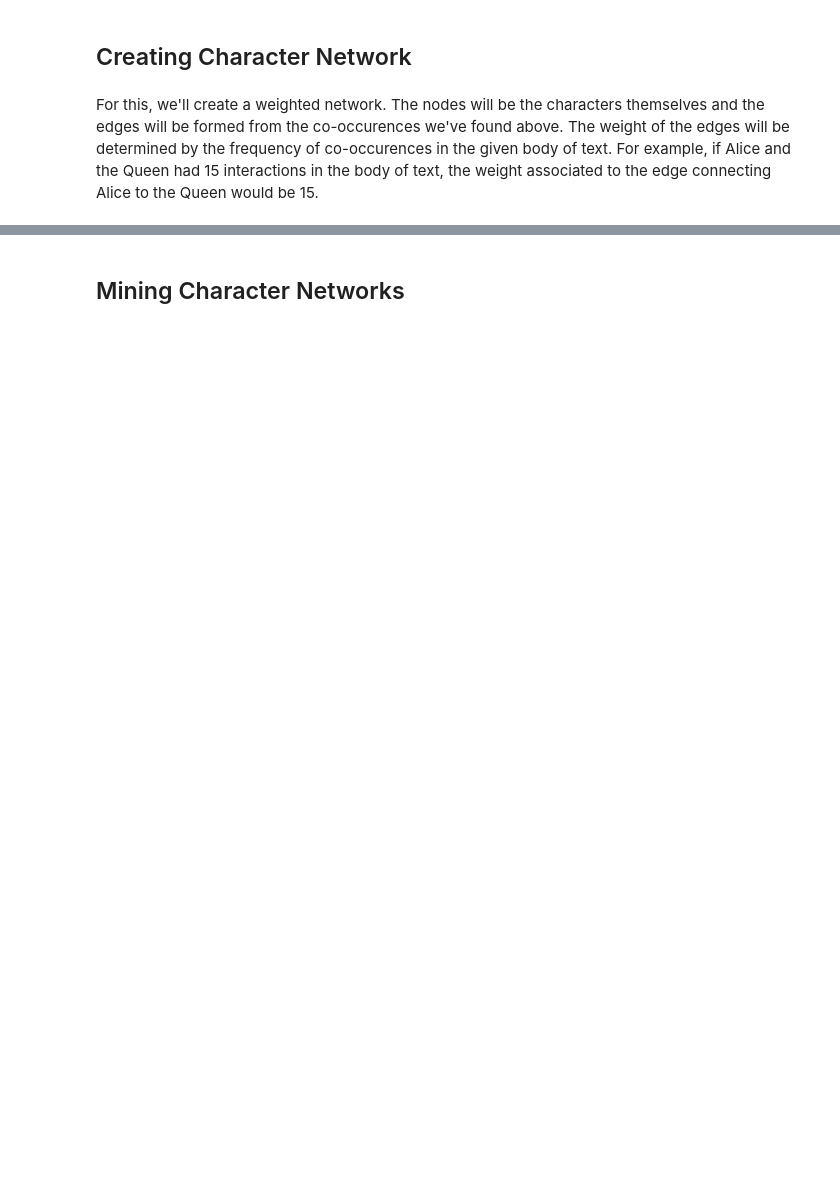
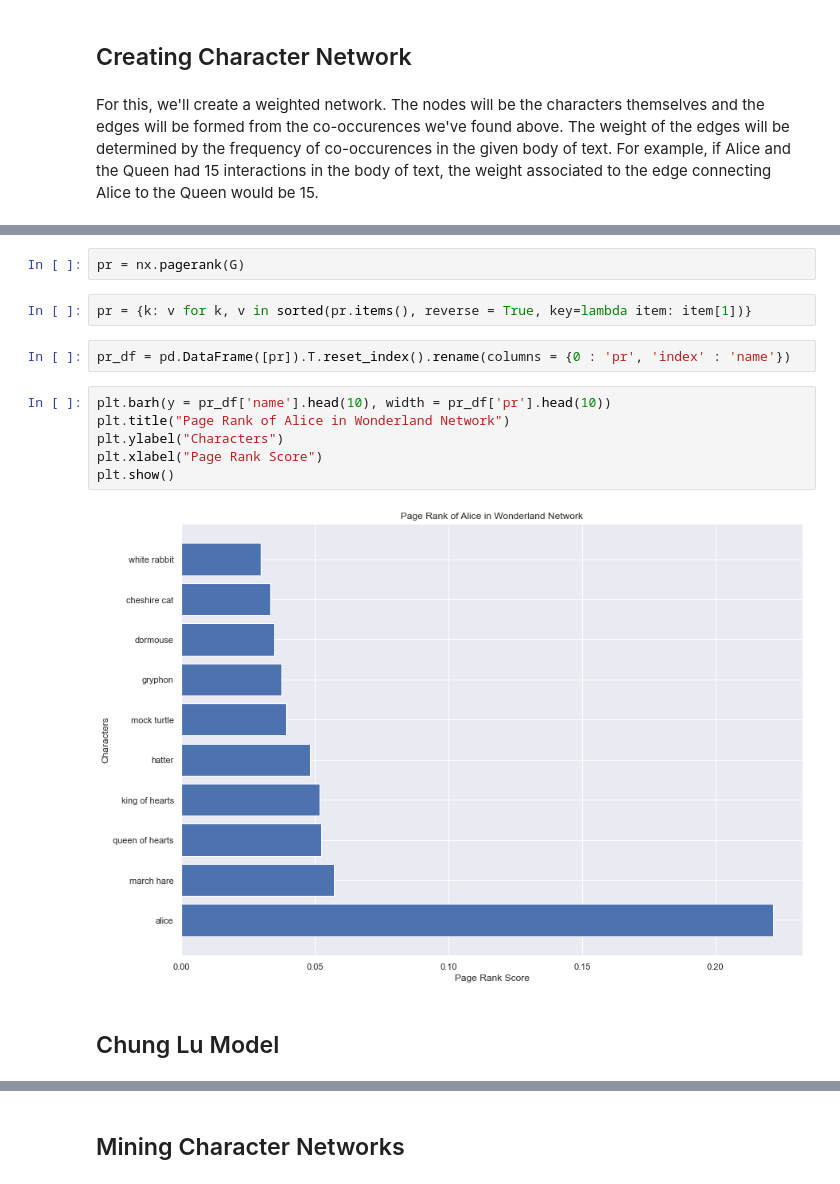
Before and after one commit to vatsal220/modelling_character_networks, a Jupyter notebook: pipeline.ipynb, the cells around one changed output, grey strips where cells are left out. Cells and saved outputs as stored; diff of their text form; blank space fills up the shorter version.

```diff
--- a/pipeline.ipynb
+++ b/pipeline.ipynb
@@ -231,0 +372,16 @@ For this, we'll create a weighted network. The nodes will be the characters them
+# %%
+pr = nx.pagerank(G)
+# %%
+pr = {k: v for k, v in sorted(pr.items(), reverse = True, key=lambda item: item[1])}
+# %%
+pr_df = pd.DataFrame([pr]).T.reset_index().rename(columns = {0 : 'pr', 'index' : 'name'})
+# %%
+plt.barh(y = pr_df['name'].head(10), width = pr_df['pr'].head(10))
+plt.title("Page Rank of Alice in Wonderland Network")
+plt.ylabel("Characters")
+plt.xlabel("Page Rank Score")
+plt.show()
+# %% [output]
+[figure, added]
+# %% [markdown]
+## Chung Lu Model
```
Also changed, not shown: parts of 36 cells of this notebook.
